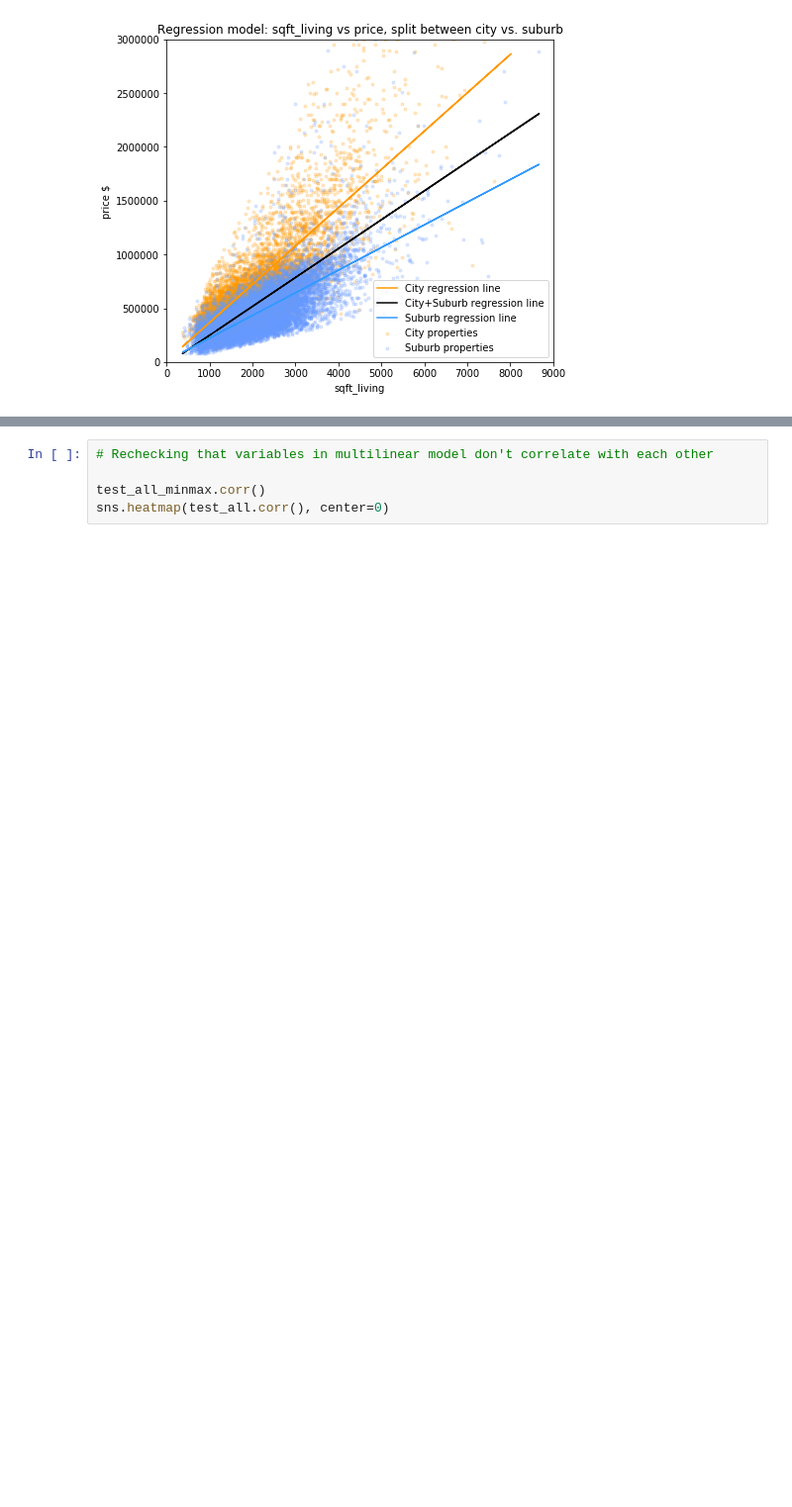
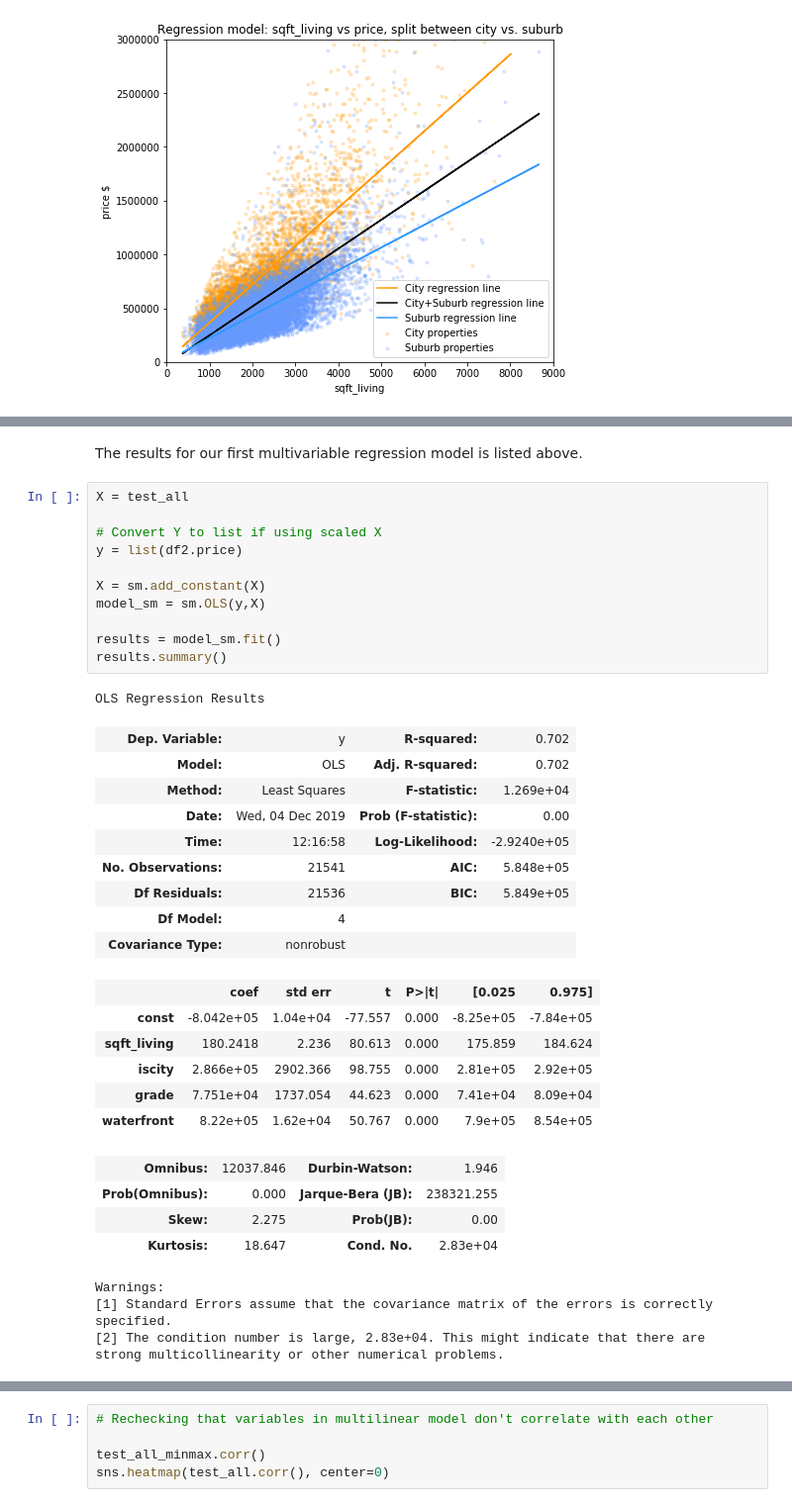
Before and after one commit to khairulomar/Property_price, a Jupyter notebook: index.ipynb, the cells around one changed output, grey strips where cells are left out. Shown at 99% size. Saved outputs shown, nothing was run; the diff lists cells and outputs as text; blank space fills up the shorter version.

```diff
--- a/index.ipynb
+++ b/index.ipynb
@@ -451,0 +478,38 @@ Due to the large difference in range of values for each variable above, we first
+# %% [markdown]
+The results for our first multivariable regression model is listed above.
+# %%
+X = test_all
+
+# Convert Y to list if using scaled X
+y = list(df2.price)
+
+X = sm.add_constant(X)
+model_sm = sm.OLS(y,X)
+
+results = model_sm.fit()
+results.summary()
+# %% [output]
+OLS Regression Results
+| Dep. Variable: | y | R-squared: | 0.702 |
+| Model: | OLS | Adj. R-squared: | 0.702 |
+| Method: | Least Squares | F-statistic: | 1.269e+04 |
+| Date: | Wed, 04 Dec 2019 | Prob (F-statistic): | 0.00 |
+| Time: | 12:16:58 | Log-Likelihood: | -2.9240e+05 |
+| No. Observations: | 21541 | AIC: | 5.848e+05 |
+| Df Residuals: | 21536 | BIC: | 5.849e+05 |
+| Df Model: | 4 |  |  |
+| Covariance Type: | nonrobust |  |  |
+|  | coef | std err | t | P>|t| | [0.025 | 0.975] |
+| const | -8.042e+05 | 1.04e+04 | -77.557 | 0.000 | -8.25e+05 | -7.84e+05 |
+| sqft_living | 180.2418 | 2.236 | 80.613 | 0.000 | 175.859 | 184.624 |
+| iscity | 2.866e+05 | 2902.366 | 98.755 | 0.000 | 2.81e+05 | 2.92e+05 |
+| grade | 7.751e+04 | 1737.054 | 44.623 | 0.000 | 7.41e+04 | 8.09e+04 |
+| waterfront | 8.22e+05 | 1.62e+04 | 50.767 | 0.000 | 7.9e+05 | 8.54e+05 |
+| Omnibus: | 12037.846 | Durbin-Watson: | 1.946 |
+| Prob(Omnibus): | 0.000 | Jarque-Bera (JB): | 238321.255 |
+| Skew: | 2.275 | Prob(JB): | 0.00 |
+| Kurtosis: | 18.647 | Cond. No. | 2.83e+04 |
+Warnings:
+[1] Standard Errors assume that the covariance matrix of the errors is correctly specified.
+[2] The condition number is large, 2.83e+04. This might indicate that there are
+strong multicollinearity or other numerical problems.
```
Also changed, not shown: parts of 12 cells of this notebook.
